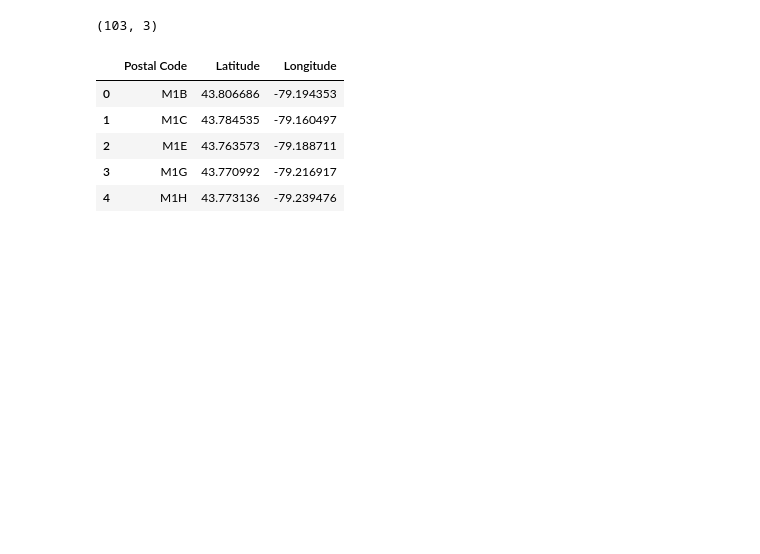
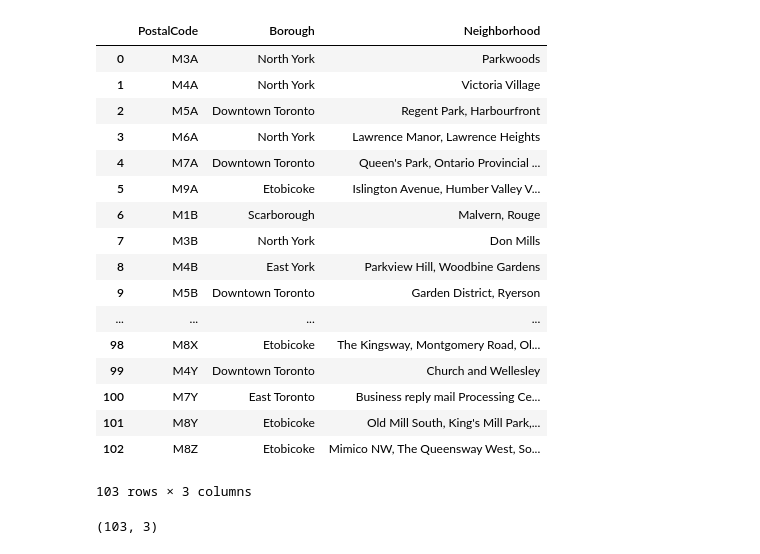
Before and after one commit to lakshyab20/Capstone-Project, a Jupyter notebook: Capstone_Notebook2.ipynb, the cells around one changed output. Drawn from its saved outputs; the diff is of its cells as text; code cells hidden in the pictures; blank space fills up the shorter version.

```diff
--- a/Capstone_Notebook2.ipynb
+++ b/Capstone_Notebook2.ipynb
@@ -53 +1,70 @@ df_toronto.head()
+# %%
+import requests
+import urllib.request
+import time
+from bs4 import BeautifulSoup
+import numpy as np
+import pandas as pd
+from urllib.request import urlopen
+url = 'https://en.wikipedia.org/wiki/List_of_postal_codes_of_Canada:_M'
+html = urlopen(url)
+soup = BeautifulSoup(html, 'html.parser')
+My_table = soup.find('table',{'class':'wikitable sortable jquery-tablesorter'})
+soup = soup.find_all("table")
+Postal_Code = []
+Borough = []
+Neighbourhood = []
+#print(soup)
+Post = []
+Bor = []
+Neig = []
+for table in soup:
+    #print(table)
+    if len(table) >1:
+    #if class="wikitable sortable jquery-tablesorter"
+        rows = table.find_all('tr')
+        for row in rows:
+            cells = row.find_all('td')
+            #print(cells)
+
+
+            if len(cells) == 3:
+                Postal_Code = cells[0]
+                p=Postal_Code.get_text().strip()
+                Post.append(p)
+
+                Borough = cells[1]
+                b=Borough.get_text().strip()
+                Bor.append(b)
+
+                Neighbourhood = cells[2]
+                n=Neighbourhood.get_text().strip()
+                Neig.append(n)
+df2 = pd.DataFrame(list(zip(Post, Bor, Neig)),columns=['PostalCode', 'Borough', 'Neighborhood'])
+df2 = df2[df2['Borough']!="Not assigned"]
+df2.reset_index(inplace=True)
+df2.drop(labels="index", axis=1,inplace=True)
+#df2.list(labels="Neighborhood",)
+df3 = df2[df2['Neighborhood'] == "Not assigned"]
+df3
+df2
+# %% [output]
+|  | PostalCode | Borough | Neighborhood |
+| 0 | M3A | North York | Parkwoods |
+| 1 | M4A | North York | Victoria Village |
+| 2 | M5A | Downtown Toronto | Regent Park, Harbourfront |
+| 3 | M6A | North York | Lawrence Manor, Lawrence Heights |
+| 4 | M7A | Downtown Toronto | Queen's Park, Ontario Provincial ... |
+| 5 | M9A | Etobicoke | Islington Avenue, Humber Valley V... |
+| 6 | M1B | Scarborough | Malvern, Rouge |
+| 7 | M3B | North York | Don Mills |
+| 8 | M4B | East York | Parkview Hill, Woodbine Gardens |
+| 9 | M5B | Downtown Toronto | Garden District, Ryerson |
+| ... | ... | ... | ... |
+| 98 | M8X | Etobicoke | The Kingsway, Montgomery Road, Ol... |
+| 99 | M4Y | Downtown Toronto | Church and Wellesley |
+| 100 | M7Y | East Toronto | Business reply mail Processing Ce... |
+| 101 | M8Y | Etobicoke | Old Mill South, King's Mill Park,... |
+| 102 | M8Z | Etobicoke | Mimico NW, The Queensway West, So... |
+103 rows × 3 columns
 # %%
@@ -55,13 +72,2 @@ df_toronto.shape
 # %% [output]
 (103, 3)
-# %%
-url = 'http://cocl.us/Geospatial_data'
-df_geo=pd.read_csv(url)
-df_geo.head()
-# %% [output]
-|  | Postal Code | Latitude | Longitude |
-| 0 | M1B | 43.806686 | -79.194353 |
-| 1 | M1C | 43.784535 | -79.160497 |
-| 2 | M1E | 43.763573 | -79.188711 |
-| 3 | M1G | 43.770992 | -79.216917 |
-| 4 | M1H | 43.773136 | -79.239476 |
```
Also changed, not shown: parts of 10 cells of this notebook.
